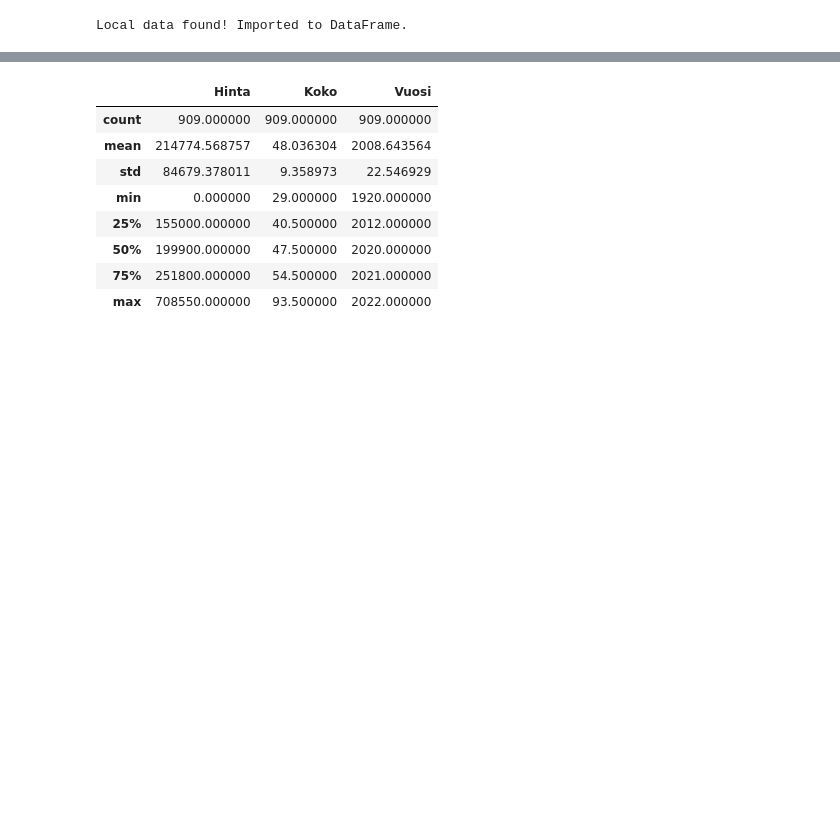
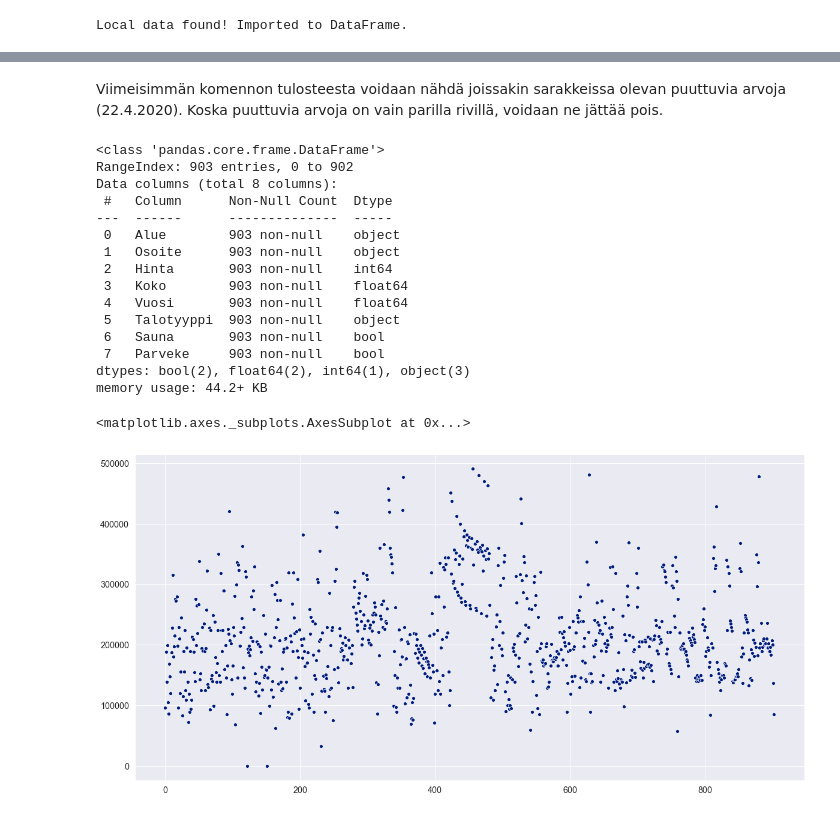
Before and after one commit to tuomak-uni/joda, a Jupyter notebook: Tampereen_kaksiot.ipynb, the cells around one changed output, grey strips where cells are left out. Saved outputs shown, nothing was run; the diff lists cells and outputs as text; code cells hidden in the pictures; blank space fills up the shorter version.

```diff
--- a/Tampereen_kaksiot.ipynb
+++ b/Tampereen_kaksiot.ipynb
@@ -167,22 +204,36 @@ df.describe()
+# %% [markdown]
+Viimeisimmän komennon tulosteesta voidaan nähdä joissakin sarakkeissa olevan puuttuvia arvoja (22.4.2020). Koska puuttuvia arvoja on vain parilla rivillä, voidaan ne jättää pois.
 # %%
 df.dropna(inplace=True, axis=0)
 
-""" indexes = df[df['Hinta'] < 50000].index
+indexes = df[(50000 < df['Hinta']) & (df['Hinta'] > 500000)].index
 df.drop(indexes, inplace=True)
 
-indexes = df[df['Hinta'] > 400000].index
-df.drop(indexes, inplace=True) """
+#indexes = df[df['Hinta']].index
+#df.drop(indexes, inplace=True)
 
 df.reset_index(drop=True, inplace=True)
 df['Hinta'] = df['Hinta'].astype('int64')
-df.describe()
+df.info()
 # %% [output]
-|  | Hinta | Koko | Vuosi |
-| count | 909.000000 | 909.000000 | 909.000000 |
-| mean | 214774.568757 | 48.036304 | 2008.643564 |
-| std | 84679.378011 | 9.358973 | 22.546929 |
-| min | 0.000000 | 29.000000 | 1920.000000 |
-| 25% | 155000.000000 | 40.500000 | 2012.000000 |
-| 50% | 199900.000000 | 47.500000 | 2020.000000 |
-| 75% | 251800.000000 | 54.500000 | 2021.000000 |
-| max | 708550.000000 | 93.500000 | 2022.000000 |
+<class 'pandas.core.frame.DataFrame'>
+RangeIndex: 903 entries, 0 to 902
+Data columns (total 8 columns):
+ #   Column      Non-Null Count  Dtype
+---  ------      --------------  -----
+ 0   Alue        903 non-null    object
+ 1   Osoite      903 non-null    object
+ 2   Hinta       903 non-null    int64
+ 3   Koko        903 non-null    float64
+ 4   Vuosi       903 non-null    float64
+ 5   Talotyyppi  903 non-null    object
+ 6   Sauna       903 non-null    bool
+ 7   Parveke     903 non-null    bool
+dtypes: bool(2), float64(2), int64(1), object(3)
+memory usage: 44.2+ KB
+# %%
+plt.figure(figsize=(20,10))
+sns.scatterplot(data=df['Hinta'], )
+# %% [output]
+<matplotlib.axes._subplots.AxesSubplot at 0x...>
+[figure, added]
```
Also changed, not shown: parts of 41 cells of this notebook.
